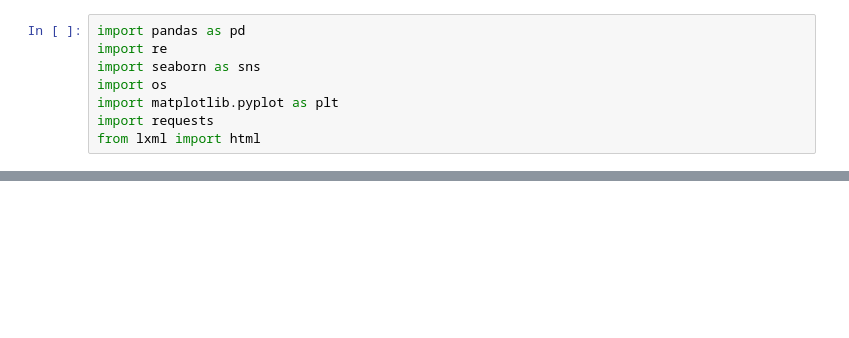
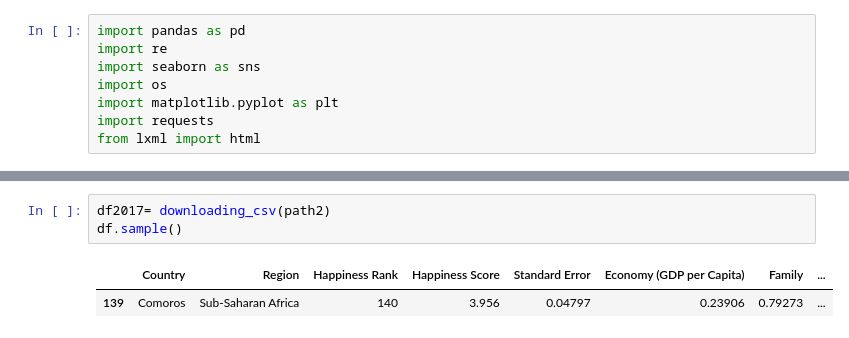
Before and after one commit to pagoba94/project2, a Jupyter notebook: functions.ipynb, the cells around one changed output, grey strips where cells are left out. Saved outputs shown, nothing was run; the diff lists cells and outputs as text; blank space fills up the shorter version.

```diff
--- a/functions.ipynb
+++ b/functions.ipynb
@@ -8,0 +29,6 @@ from lxml import html
+# %%
+df2017= downloading_csv(path2)
+df.sample()
+# %% [output]
+|  | Country | Region | Happiness Rank | Happiness Score | Standard Error | Economy (GDP per Capita) | Family | ... |
+| 139 | Comoros | Sub-Saharan Africa | 140 | 3.956 | 0.04797 | 0.23906 | 0.79273 | ... |
```
Also changed, not shown: parts of 28 cells of this notebook, 3 other files.
